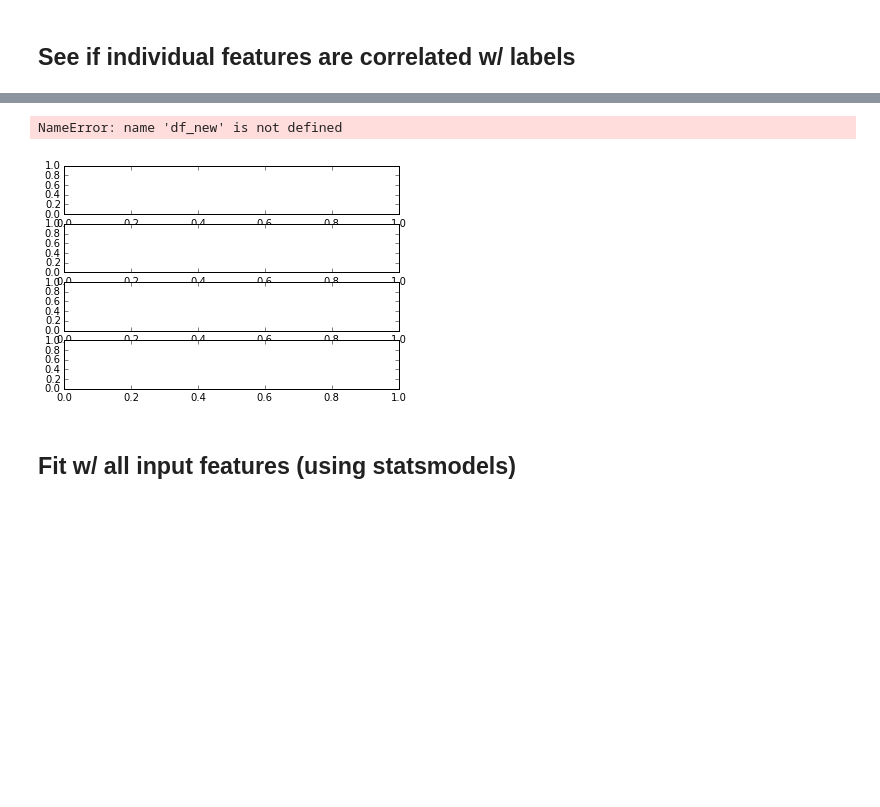
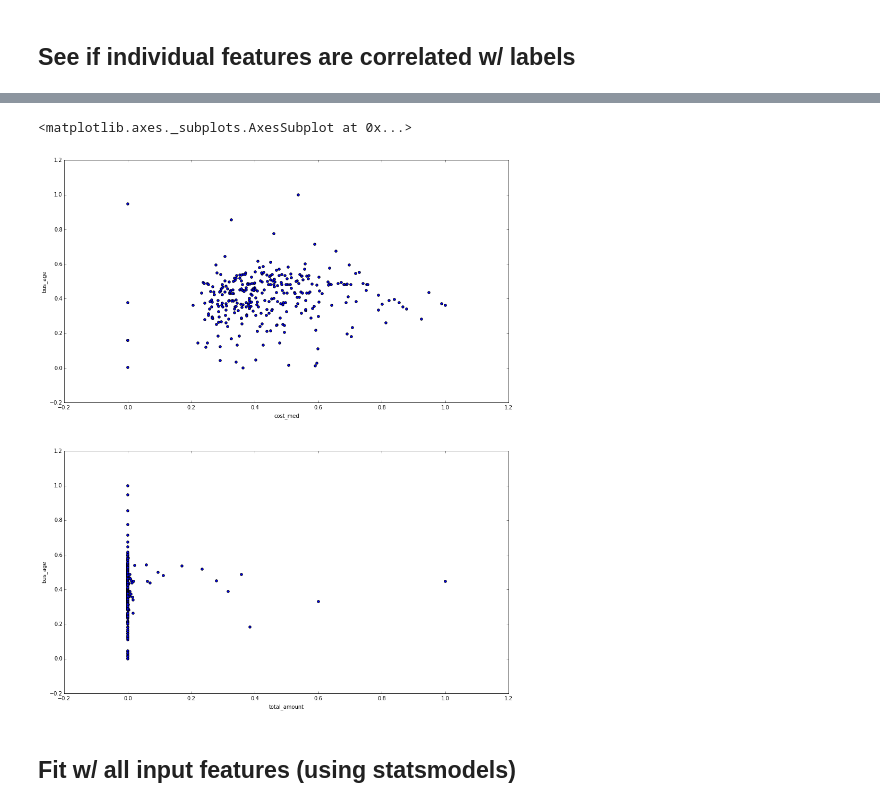
Before and after one commit to jmsilverman/insight_project, a Jupyter notebook: lin_reg_training2.ipynb, the cells around one changed output, grey strips where cells are left out. Saved outputs shown, nothing was run; the diff lists cells and outputs as text; code cells hidden in the pictures; blank space fills up the shorter version.

```diff
--- a/lin_reg_training2.ipynb
+++ b/lin_reg_training2.ipynb
@@ -53,13 +148,11 @@ df_new.plot(kind='scatter', x='Median_Income', y='Score', ax=axs[2])
 # %%
 # plot features vs. score
-fig, axs = plt.subplots(4, 1, sharey=True)
-df_new.plot(kind='scatter', x='Population_Percent_Male', y='Score', ax=axs[0], figsize=(15, 18))
-df_new.plot(kind='scatter', x='Population_Percent_Female', y='Score', ax=axs[1])
-df_new.plot(kind='scatter', x='Num_Businesses', y='Score', ax=axs[2])
-df_new.plot(kind='scatter', x='Num_Businesses_Code', y='Score', ax=axs[3])
+fig, axs = plt.subplots(2,1, sharey=True)
+features.plot(kind='scatter', x='cost_med', y='bus_age', ax=axs[0], figsize=(15, 18))
+features.plot(kind='scatter', x='total_amount', y='bus_age', ax=axs[1])
 # %% [output]
-NameError: name 'df_new' is not defined
+<matplotlib.axes._subplots.AxesSubplot at 0x...>
-[figure, old version]
+[figure, new version]
 # %% [markdown]
 ## Fit w/ all input features (using statsmodels)
 # %%
```
Also changed, not shown: parts of 18 cells of this notebook.
